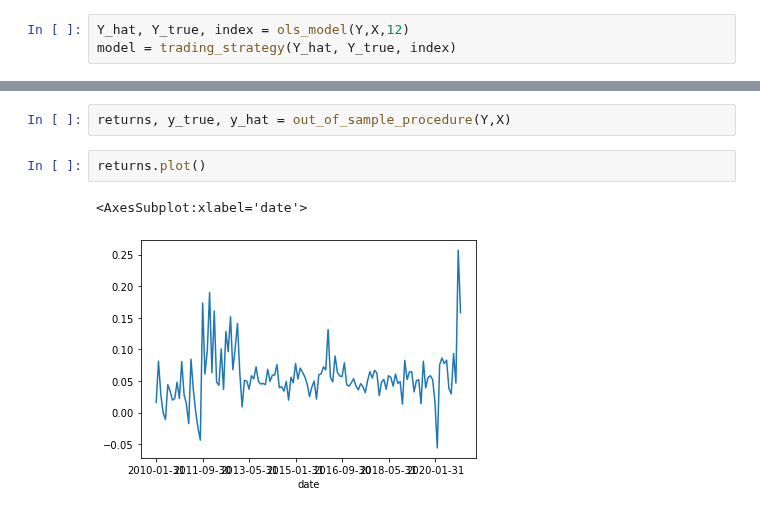
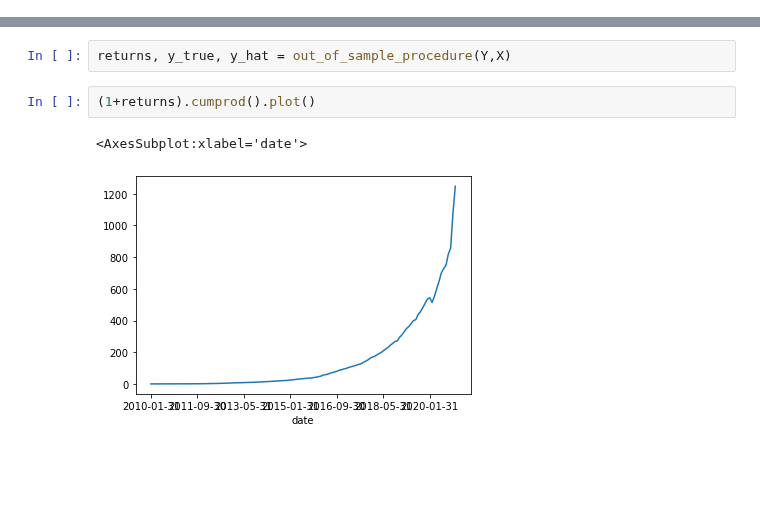
Before and after one commit to santoromano/Corporate-Bond-Factors, a Jupyter notebook: empirics.ipynb, the cells around one changed output, grey strips where cells are left out. Drawn from its saved outputs; the diff is of its cells as text; blank space fills up the shorter version.

```diff
--- a/empirics.ipynb
+++ b/empirics.ipynb
@@ -225,6 +223,3 @@ def trading_strategy(y_hat, y_true, index):
     strategy_return.index = index
 
     return strategy_return
-# %%
-Y_hat, Y_true, index = ols_model(Y,X,12)
-model = trading_strategy(Y_hat, Y_true, index)
@@ -270,8 +248,8 @@ def out_of_sample_procedure(y,x):
     return (strat_returns_df, actual_y_df, forecast_y_df)
 # %%
 returns, y_true, y_hat = out_of_sample_procedure(Y,X)
-# %%
-returns.plot()
-# %% [output]
-<AxesSubplot:xlabel='date'>
-[figure, removed]
+# %%
+(1+returns).cumprod().plot()
+# %% [output]
+<AxesSubplot:xlabel='date'>
+[figure, added]
```
Also changed, not shown: parts of 6 cells of this notebook.
